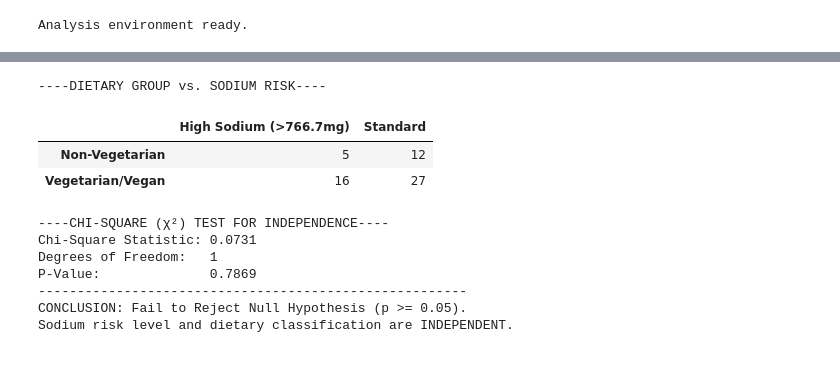
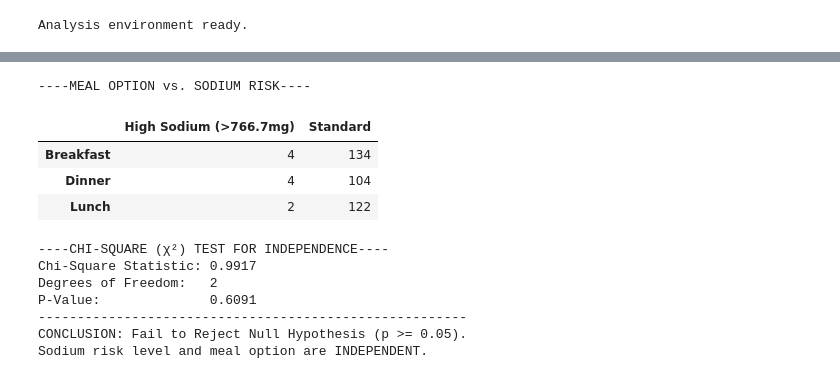
Before and after one commit to LeoFlores0/campus-nutrition-research-project, a Jupyter notebook: analysis.ipynb, the cells around one changed output, grey strips where cells are left out. Cells and saved outputs as stored; diff of their text form; code cells hidden in the pictures.

```diff
--- a/analysis.ipynb
+++ b/analysis.ipynb
@@ -27,22 +40,0 @@ KeyError: 'dietary_label'
-# %%
-import matplotlib.pyplot as plt
-import seaborn as sns
-from matplotlib.ticker import MaxNLocator
-
-produce_keywords = ['Salad', 'Vegetable', 'Fruit', 'Spinach', 'Broccoli', 'Fresh']
-protein_keywords = ['Chicken', 'Beef', 'Tofu', 'Beans', 'Turkey', 'Fish', 'Egg', 'Scramble']
-
-df['is_produce'] = df['item_name'].str.contains('|'.join(produce_keywords), case=False)
-df['is_protein'] = df['item_name'].str.contains('|'.join(protein_keywords), case=False)
-
-categories = ['Produce', 'Protein']
-counts = [df['is_produce'].sum(), df['is_protein'].sum()]
-
-fig, ax = plt.subplots()
-ax.bar(categories, counts, color=['#4CAF50', '#FF9800'])
-
-ax.yaxis.set_major_locator(MaxNLocator(integer=True))
-
-plt.title('Daily Nutritional Availability: Produce vs. Protein')
-plt.ylabel('Number of Items')
-plt.show()
@@ -324,38 +335,44 @@ The protein gap between vegetarian and non-vegetarian options is STATISTICALLY S
 # %%
+# Cell 11: Chi-Square (χ²) Test for Independence
+# Evaluate if the likelihood of an item breaching the federal sodium ceiling is dependent on meal period
+
+# Establish binary categorization mapping based on the FDA single-meal maximum threshold
 MEAL_SODIUM_BENCHMARK = 766.7
 df['sodium_risk'] = np.where(df['sodium_mg'] > MEAL_SODIUM_BENCHMARK, 'High Sodium (>766.7mg)', 'Standard')
 
-contingency_table = pd.crosstab(
-    df['is_veg'].map({True: 'Vegetarian/Vegan', False: 'Non-Vegetarian'}),
-    df['sodium_risk']
-)
+# Construct contingency matrix for categorical frequency evaluation
+contingency_table = pd.crosstab(df['meal_option'], df['sodium_risk'])
 contingency_table = contingency_table.rename_axis(index=None, columns=None)
-print("----DIETARY GROUP vs. SODIUM RISK----")
+
+print("----MEAL OPTION vs. SODIUM RISK----")
 display(contingency_table)
 
-chi2_stat, p_val_chi2, dof, expected = stats.chi2_contingency(contingency_table)
+# Execute Chi-Square Test to identify statistical dependencies
+chi2_stat, p_val_chi2, dof, _ = stats.chi2_contingency(contingency_table)
 
 print("----CHI-SQUARE (χ²) TEST FOR INDEPENDENCE----")
 print(f"Chi-Square Statistic: {chi2_stat:.4f}")
 print(f"Degrees of Freedom:   {dof}")
 print(f"P-Value:              {p_val_chi2:.4f}")
 print("-" * 55)
 
+# Interpret independence results
 if p_val_chi2 < alpha:
     print(f"CONCLUSION: Reject Null Hypothesis (p < {alpha}).")
-    print("Sodium risk level DEPENDS on dietary classification (statistically linked).")
+    print("Sodium risk level DEPENDS on the meal option (statistically linked).")
 else:
     print(f"CONCLUSION: Fail to Reject Null Hypothesis (p >= {alpha}).")
-    print("Sodium risk level and dietary classification are INDEPENDENT.")
+    print("Sodium risk level and meal option are INDEPENDENT.")
 # %% [output]
-----DIETARY GROUP vs. SODIUM RISK----
+----MEAL OPTION vs. SODIUM RISK----
 |  | High Sodium (>766.7mg) | Standard |
-| Non-Vegetarian | 5 | 12 |
-| Vegetarian/Vegan | 16 | 27 |
+| Breakfast | 4 | 134 |
+| Dinner | 4 | 104 |
+| Lunch | 2 | 122 |
 ----CHI-SQUARE (χ²) TEST FOR INDEPENDENCE----
-Chi-Square Statistic: 0.0731
-Degrees of Freedom:   1
-P-Value:              0.7869
+Chi-Square Statistic: 0.9917
+Degrees of Freedom:   2
+P-Value:              0.6091
 -------------------------------------------------------
 CONCLUSION: Fail to Reject Null Hypothesis (p >= 0.05).
-Sodium risk level and dietary classification are INDEPENDENT.
+Sodium risk level and meal option are INDEPENDENT.
```
Also changed, not shown: parts of 12 cells of this notebook, 2 other files.
